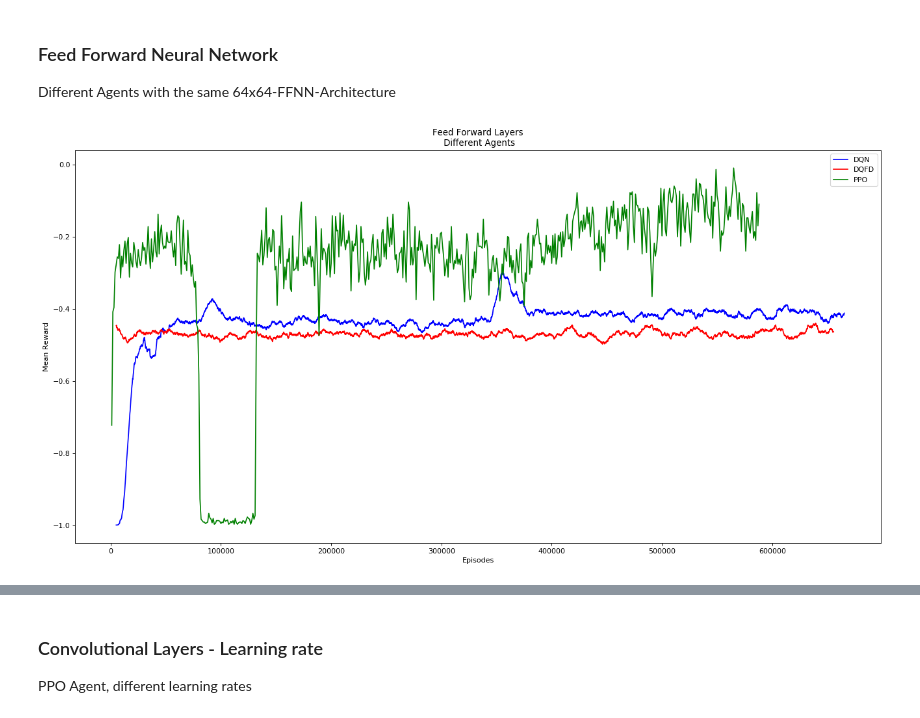
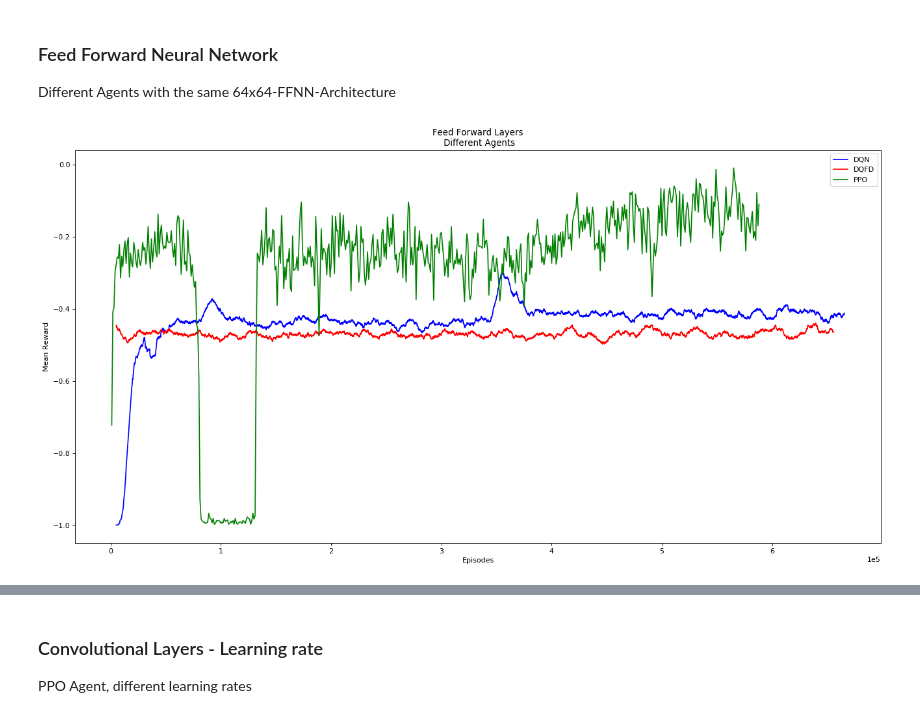
Before and after one commit to haidertom/Pommerman, a Jupyter notebook: Results/evaluation.ipynb, the cells around one changed output, grey strips where cells are left out. Saved outputs shown, nothing was run; the diff lists cells and outputs as text; code cells hidden in the pictures.

```diff
--- a/Results/evaluation.ipynb
+++ b/Results/evaluation.ipynb
@@ -35,32 +35,32 @@ if Averaging:
     ep1, ep2, ep3 = maverage(ep1, wdw), maverage(ep2, wdw), maverage(ep3, 1)
     re1, re2, re3 = maverage(re1, wdw), maverage(re2, wdw), maverage(re3, 1)
 
 #Interpolation
 if Interpolation:
     num = 1e2
     f1 = interp1d(ep1, re1)
     f2 = interp1d(ep2, re2)
     f3 = interp1d(ep3, re3)
 
     ep1 = np.linspace(ep1.min(), ep1.max(), num=num, endpoint=True)
     ep2 = np.linspace(ep2.min(), ep2.max(), num=num, endpoint=True)
     ep3 = np.linspace(ep3.min(), ep3.max(), num=num, endpoint=True)
 
     re1 = f1(ep1)
     re2 = f2(ep2)
     re3 = f3(ep3)
 
 
 #Plot the Graph
 plt.plot(ep1, re1, 'b', ep2, re2, 'r', ep3, re3, 'g')
 
 #Additional Settings
 #plt.ylim(-1, 1)
 #plt.xscale('log')
-
+plt.ticklabel_format(style='sci', axis='x', scilimits=(0,0))
 plt.legend(['DQN', 'DQFD', 'PPO'], loc='best')
 plt.xlabel('Episodes'), plt.ylabel('Mean Reward')
 plt.title('Feed Forward Layers\n Different Agents')
 plt.show()
 # %% [output]
-[figure, old version]
+[figure, new version]
```
Also changed, not shown: parts of 5 cells of this notebook.
